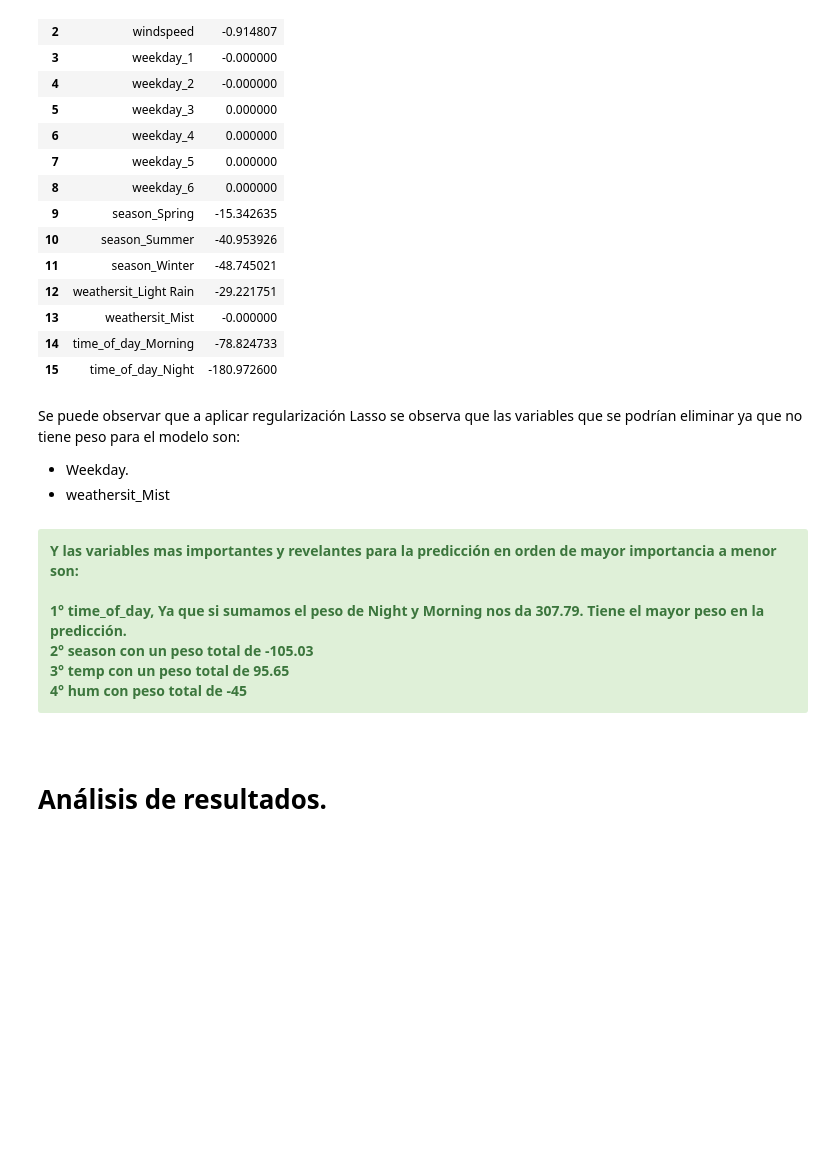
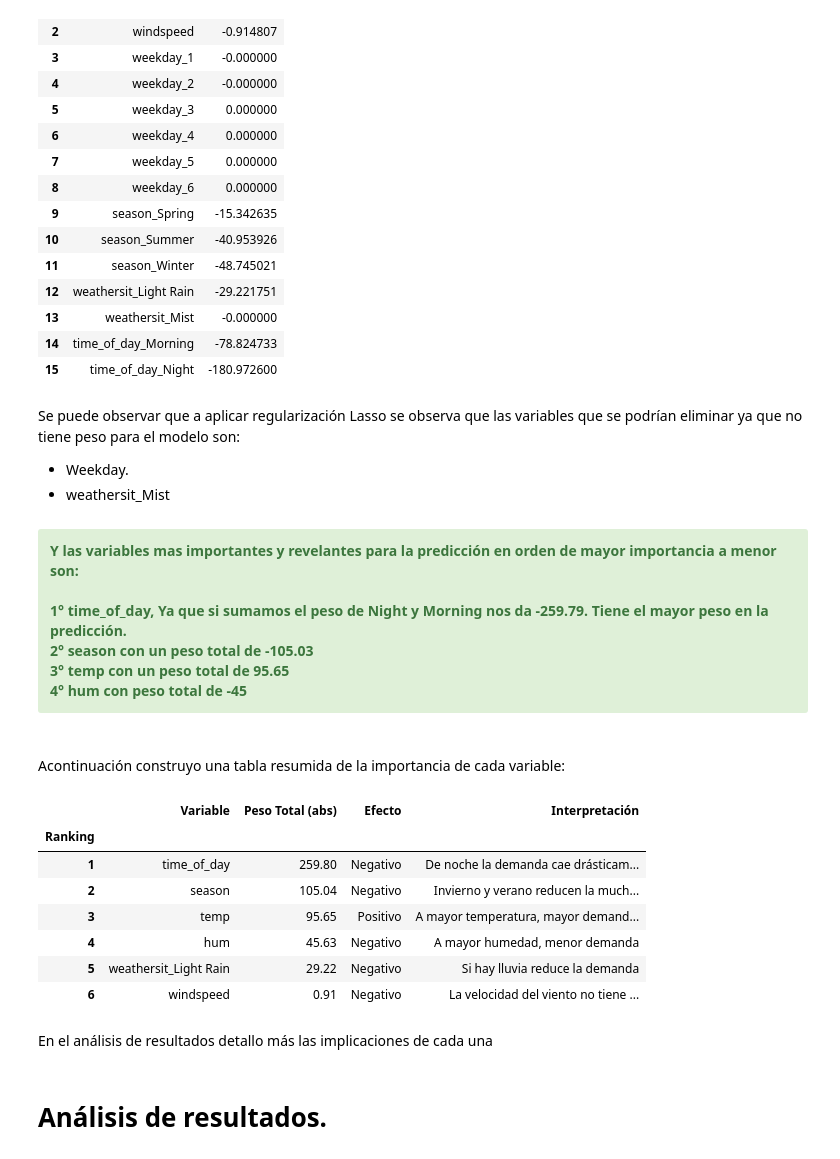
Before and after one commit to JhonZacipa/ML-Project-bicycle-usage-demand-estimation, a Jupyter notebook: ProyectoEtapa1Notebook.ipynb, the cells around one changed output. Cells and saved outputs as stored; diff of their text form; code cells hidden in the pictures; blank space fills up the shorter version.

Commit message:
fix: fix grammatical errors and add comparative table var Lasso

```diff
--- a/ProyectoEtapa1Notebook.ipynb
+++ b/ProyectoEtapa1Notebook.ipynb
@@ -844,11 +843,47 @@ Se puede observar que a aplicar regularización Lasso se observa que las variabl
 
 <h4><div class="alert alert-block alert-success">
  Y las variables mas importantes y revelantes para la predicción en <b>orden de mayor importancia a menor</b> son:<br>
-<b><br> 1° time_of_day, </b> Ya que si sumamos el peso de Night y Morning nos da 307.79. <b>Tiene el mayor peso en la predicción.</b>
+<b><br> 1° time_of_day, </b> Ya que si sumamos el peso de Night y Morning nos da -259.79. <b>Tiene el mayor peso en la predicción.</b>
 <b><br> 2° season</b> con un peso total de -105.03
 <b><br> 3° temp</b>  con un peso total de 95.65
 <b><br> 4° hum </b> con peso total de -45
 </div><h4>
+# %% [markdown]
+Acontinuación construyo una tabla resumida de la importancia de cada variable:
+# %%
+coefs_lasso = pd.DataFrame({
+    'Variable': X_train_final.columns,
+    'Coeficiente': grid.best_estimator_.coef_
+})
+
+importancia = pd.DataFrame({
+    'Variable': ['time_of_day', 'season', 'temp', 'hum', 'weathersit_Light Rain', 'windspeed'],
+    'Peso Total (abs)': [259.80, 105.04, 95.65, 45.63, 29.22, 0.91],
+    'Efecto': ['Negativo', 'Negativo', 'Positivo', 'Negativo', 'Negativo', 'Negativo'],
+    'Interpretación': [
+        'De noche la demanda cae drásticamente',
+        'Invierno y verano reducen la mucho la demanda',
+        'A mayor temperatura, mayor demanda de bicicletas',
+        'A mayor humedad, menor demanda',
+        'Si hay lluvia reduce la demanda',
+        'La velocidad del viento no tiene mucho impacto'
+    ]
+}).sort_values('Peso Total (abs)', ascending=False, ignore_index=True)
+
+importancia.index = importancia.index + 1
+importancia.index.name = 'Ranking'
+importancia
+# %% [output]
+|  | Variable | Peso Total (abs) | Efecto | Interpretación |
+| Ranking |  |  |  |  |
+| 1 | time_of_day | 259.80 | Negativo | De noche la demanda cae drásticam... |
+| 2 | season | 105.04 | Negativo | Invierno y verano reducen la much... |
+| 3 | temp | 95.65 | Positivo | A mayor temperatura, mayor demand... |
+| 4 | hum | 45.63 | Negativo | A mayor humedad, menor demanda |
+| 5 | weathersit_Light Rain | 29.22 | Negativo | Si hay lluvia reduce la demanda |
+| 6 | windspeed | 0.91 | Negativo | La velocidad del viento no tiene ... |
+# %% [markdown]
+En el análisis de resultados detallo más las implicaciones de cada una
 # %% [markdown]
 # **Análisis de resultados.**
 # %% [markdown]
```
Also changed, not shown: parts of 6 cells of this notebook, 1 other file.
